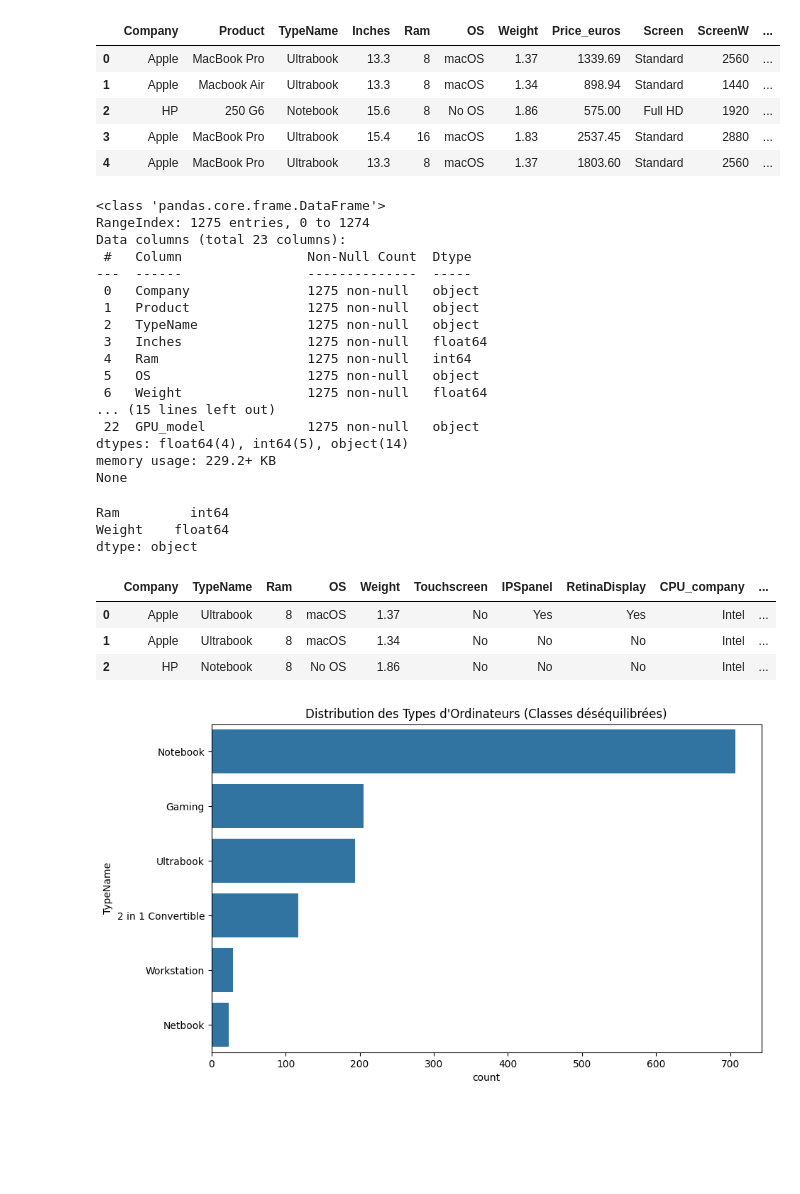
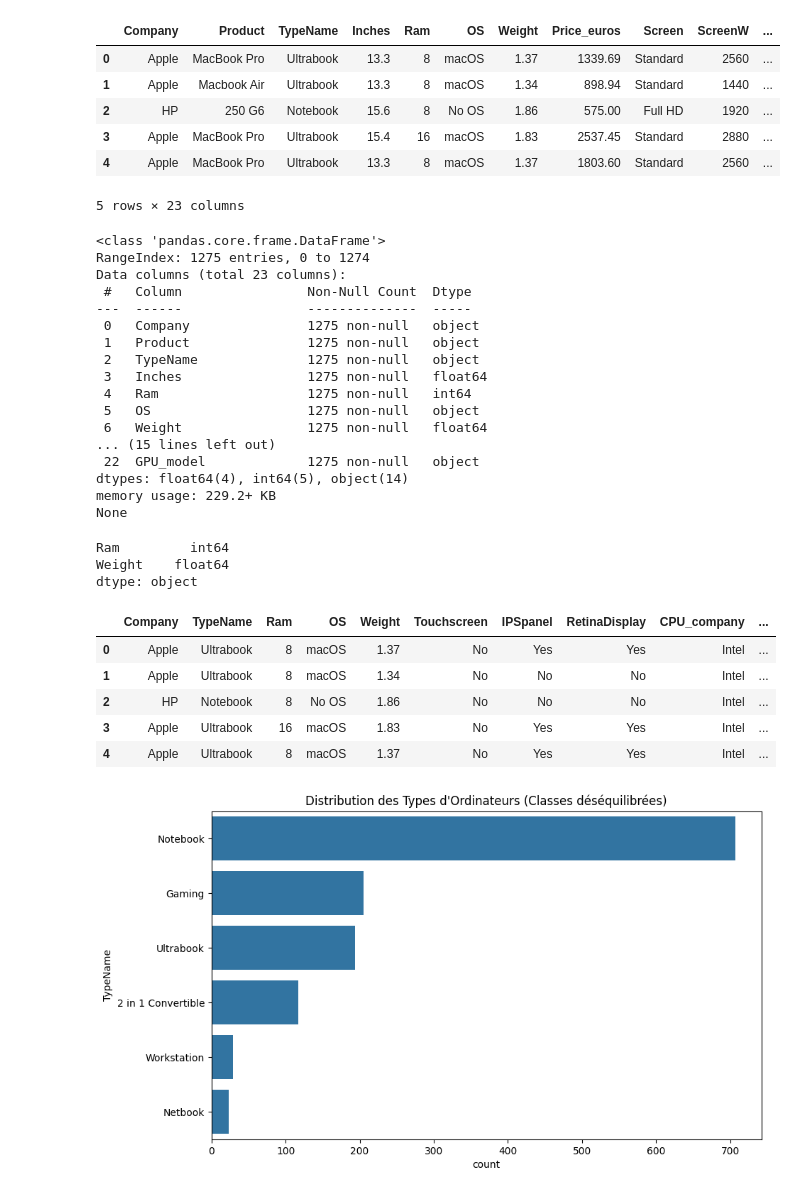
Before and after one commit to Sofiane-Meziane/Laptop_Expert, a Jupyter notebook: notebooks/Classification_Notebook.ipynb, the cells around one changed output. Saved outputs shown, nothing was run; the diff lists cells and outputs as text; code cells hidden in the pictures; blank space fills up the shorter version.

```diff
--- a/notebooks/Classification_Notebook.ipynb
+++ b/notebooks/Classification_Notebook.ipynb
@@ -21,7 +21,6 @@ import numpy as np
 import matplotlib.pyplot as plt
 import seaborn as sns
 
-from sklearn.impute import SimpleImputer
 from sklearn.preprocessing import LabelEncoder, StandardScaler
 
 from sklearn.model_selection import train_test_split
@@ -29,10 +28,6 @@ from sklearn.neighbors import KNeighborsClassifier
 from sklearn.metrics import accuracy_score, confusion_matrix, classification_report
 
 from imblearn.over_sampling import SMOTE
-
-pd.set_option('display.max_columns', None)
-import warnings
-warnings.filterwarnings('ignore')
 # %%
 df = pd.read_csv('../data/laptop_prices.csv')
 
@@ -46,23 +41,24 @@ print(df.info())
 | 2 | HP | 250 G6 | Notebook | 15.6 | 8 | No OS | 1.86 | 575.00 | Full HD | 1920 | ... |
 | 3 | Apple | MacBook Pro | Ultrabook | 15.4 | 16 | macOS | 1.83 | 2537.45 | Standard | 2880 | ... |
 | 4 | Apple | MacBook Pro | Ultrabook | 13.3 | 8 | macOS | 1.37 | 1803.60 | Standard | 2560 | ... |
-<class 'pandas.core.frame.DataFrame'>
-RangeIndex: 1275 entries, 0 to 1274
-Data columns (total 23 columns):
- #   Column                Non-Null Count  Dtype
----  ------                --------------  -----
- 0   Company               1275 non-null   object
- 1   Product               1275 non-null   object
- 2   TypeName              1275 non-null   object
- 3   Inches                1275 non-null   float64
- 4   Ram                   1275 non-null   int64
- 5   OS                    1275 non-null   object
- 6   Weight                1275 non-null   float64
-... (15 lines left out)
- 22  GPU_model             1275 non-null   object
-dtypes: float64(4), int64(5), object(14)
-memory usage: 229.2+ KB
-None
+5 rows × 23 columns
+<class 'pandas.core.frame.DataFrame'>
+RangeIndex: 1275 entries, 0 to 1274
+Data columns (total 23 columns):
+ #   Column                Non-Null Count  Dtype
+---  ------                --------------  -----
+ 0   Company               1275 non-null   object
+ 1   Product               1275 non-null   object
+ 2   TypeName              1275 non-null   object
+ 3   Inches                1275 non-null   float64
+ 4   Ram                   1275 non-null   int64
+ 5   OS                    1275 non-null   object
+ 6   Weight                1275 non-null   float64
+... (15 lines left out)
+ 22  GPU_model             1275 non-null   object
+dtypes: float64(4), int64(5), object(14)
+memory usage: 229.2+ KB
+None
 # %%
 df['Ram'] = df['Ram'].astype(str).str.replace('GB', '').astype(int)
 df['Weight'] = df['Weight'].astype(str).str.replace('kg', '').astype(float)
@@ -75,15 +71,17 @@ dtype: object
 # %%
 # Création de la variable PPI (Pixels Per Inch)
 df['PPI'] = np.sqrt(df['ScreenW']**2 + df['ScreenH']**2) / df['Inches']
 
 df_classif = df.drop(columns=['Inches', 'ScreenW', 'ScreenH', 'Product', 'Price_euros', 'Screen'])
 
-display(df_classif.head(3))
+display(df_classif.head())
 # %% [output]
 |  | Company | TypeName | Ram | OS | Weight | Touchscreen | IPSpanel | RetinaDisplay | CPU_company | ... |
 | 0 | Apple | Ultrabook | 8 | macOS | 1.37 | No | Yes | Yes | Intel | ... |
 | 1 | Apple | Ultrabook | 8 | macOS | 1.34 | No | No | No | Intel | ... |
 | 2 | HP | Notebook | 8 | No OS | 1.86 | No | No | No | Intel | ... |
+| 3 | Apple | Ultrabook | 16 | macOS | 1.83 | No | Yes | Yes | Intel | ... |
+| 4 | Apple | Ultrabook | 8 | macOS | 1.37 | No | Yes | Yes | Intel | ... |
 # %%
 # Visualisation de la variable cible 'TypeName'
 plt.figure(figsize=(10, 6))
```
Also changed, not shown: parts of 11 cells of this notebook, 1 other file.
